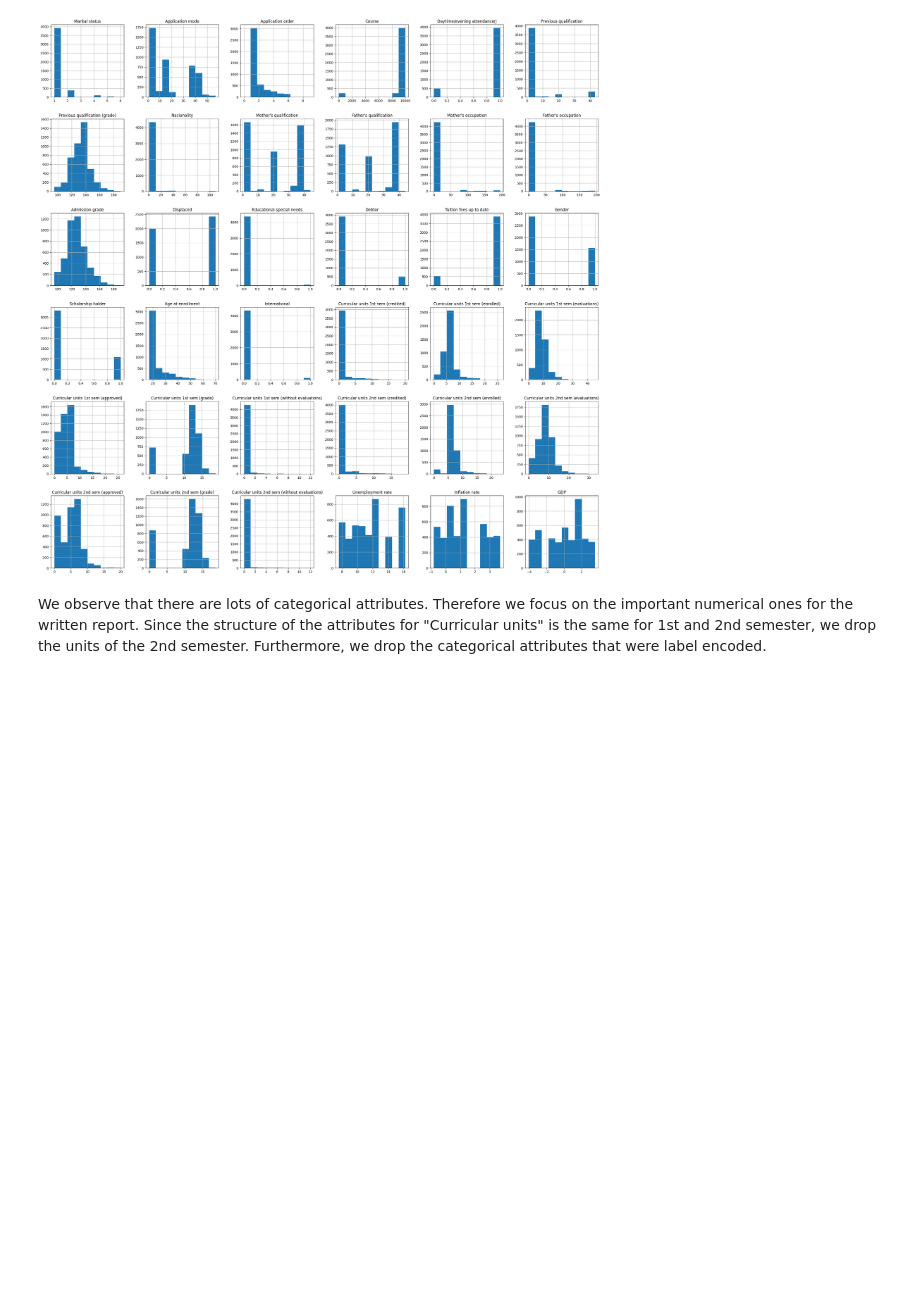
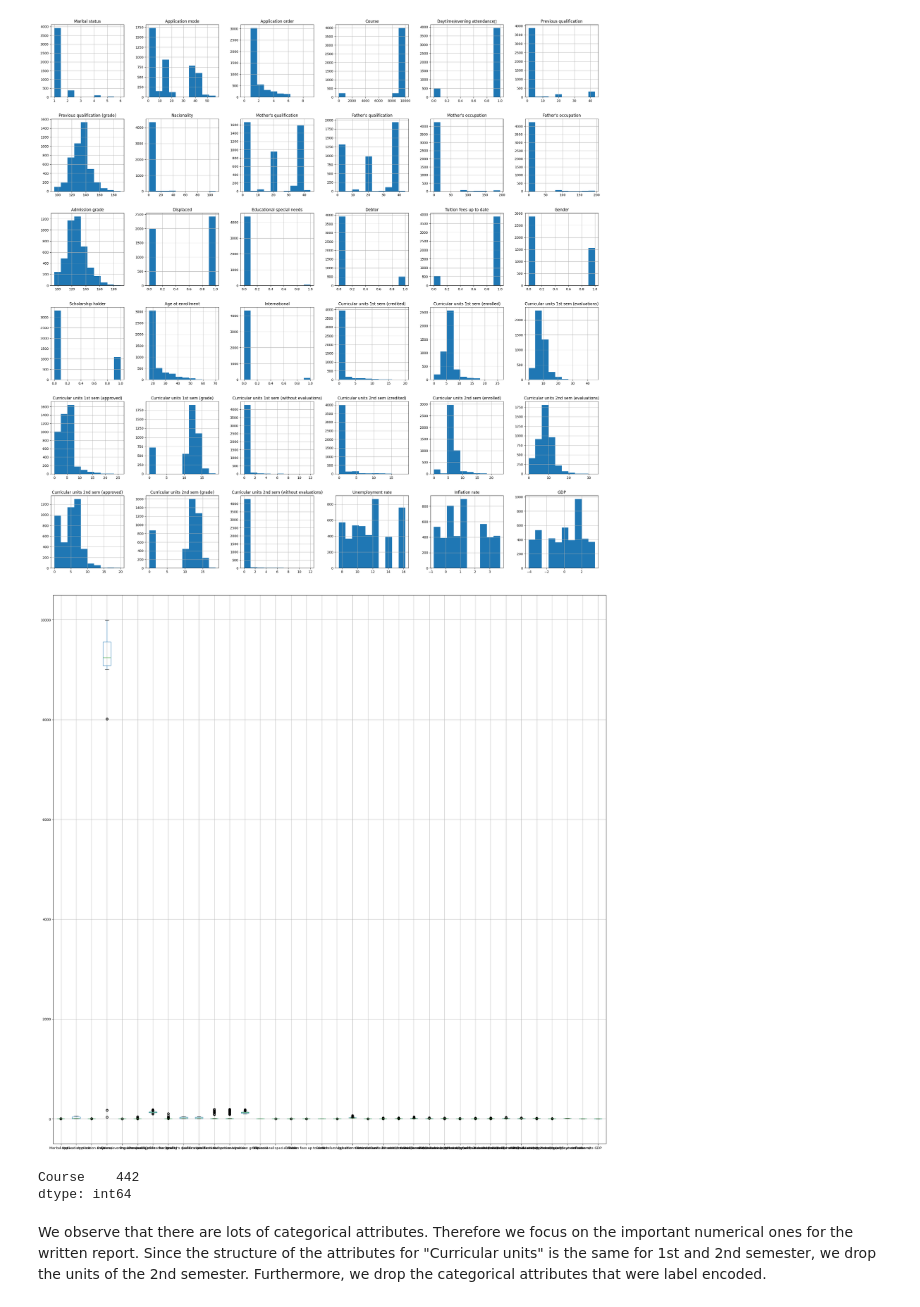
Before and after one commit to lebe1/MachineLearningCourse, a Jupyter notebook: Exercise0/explore.ipynb, the cells around one changed output. Saved outputs shown, nothing was run; the diff lists cells and outputs as text; code cells hidden in the pictures; blank space fills up the shorter version.

Commit message:
Small adjustments on students model

```diff
--- a/Exercise0/explore.ipynb
+++ b/Exercise0/explore.ipynb
@@ -144,6 +144,21 @@ X_student.hist(figsize=(30, 30))
 plt.show()
 # %% [output]
 [figure]
+# %%
+X_student.boxplot(figsize=(30, 30))
+plt.show()
+# %% [output]
+[figure, added]
+# %%
+course_df = pd.DataFrame(X_student.loc[:,'Course'])
+Q1 = course_df.quantile(0.25)
+Q3 = course_df.quantile(0.75)
+IQR = Q3 - Q1
+((course_df < (Q1 - 1.5 * IQR)) | (course_df > (Q3 + 1.5 * IQR))).sum()
+# After looking at the docs, these outlier make no sense, since this is a categorical value
+# %% [output]
+Course    442
+dtype: int64
 # %% [markdown]
 We observe that there are lots of categorical attributes. Therefore we focus on the important numerical ones for the written report.
 Since the structure of the attributes for "Curricular units" is the same for 1st and 2nd semester, we drop the units of the 2nd semester. Furthermore, we drop the categorical attributes that were label encoded.
```
Also changed, not shown: 2 other files.
